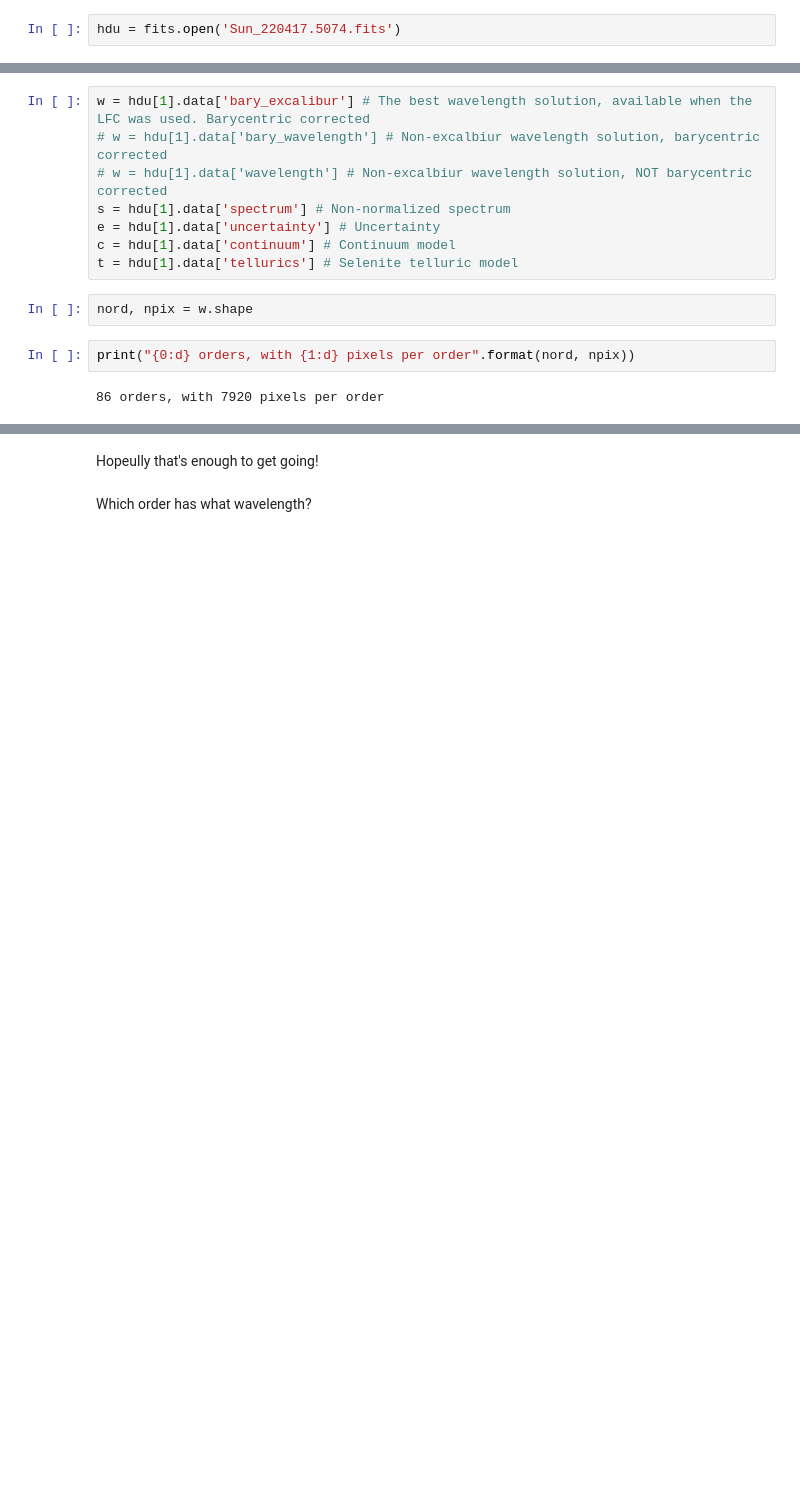
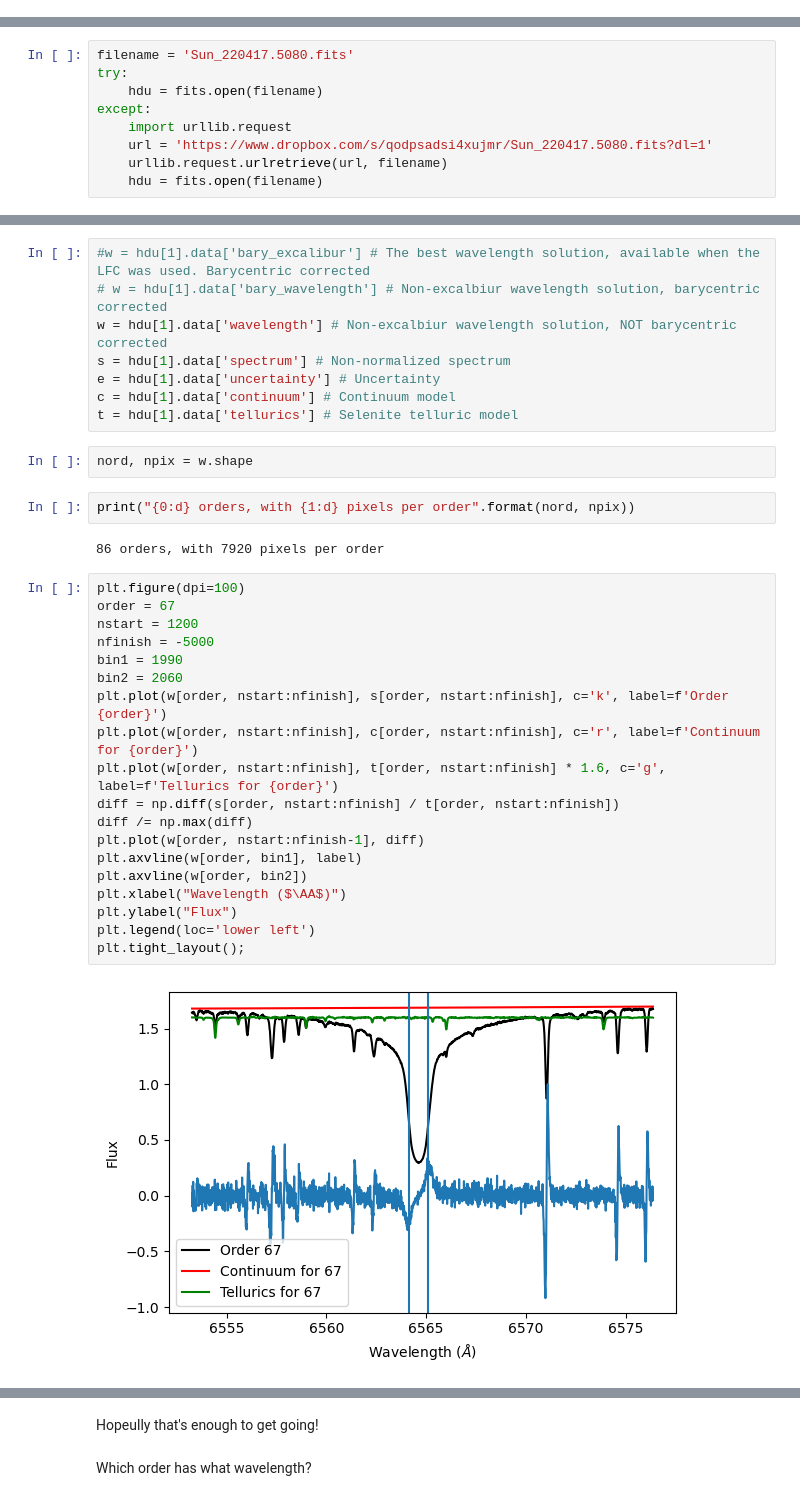
Before and after one commit to grd349/bison-expres, a Jupyter notebook: EXPRES_data/EXPRES getting started.ipynb, the cells around one changed output, grey strips where cells are left out. Cells and saved outputs as stored; diff of their text form; blank space fills up the shorter version.

Commit message:
Getting expres data

```diff
--- a/EXPRES_data/EXPRES getting started.ipynb
+++ b/EXPRES_data/EXPRES getting started.ipynb
@@ -11,4 +10,2 @@ Populating the interactive namespace from numpy and matplotlib
 # %% [markdown]
 Using one of the solar spectra as an example
-# %%
-hdu = fits.open('Sun_220417.5074.fits')
@@ -17,3 +12,12 @@ FileNotFoundError: [Errno 2] No such file or directory: 'Sun_220417.5074.fits'
+# %%
+filename = 'Sun_220417.5080.fits'
+try:
+    hdu = fits.open(filename)
+except:
+    import urllib.request
+    url = 'https://www.dropbox.com/s/qodpsadsi4xujmr/Sun_220417.5080.fits?dl=1'
+    urllib.request.urlretrieve(url, filename)
+    hdu = fits.open(filename)
 # %%
 hdu[0].header
 # %% [output]
@@ -63,9 +67,9 @@ Wavelength solution with excalibur in Zhao+2020 https://ui.adsabs.harvard.edu/ab
 
 Telluric modeling with SELENITE in Leet+2019 https://ui.adsabs.harvard.edu/abs/2019AJ....157..187L/abstract
 # %%
-w = hdu[1].data['bary_excalibur'] # The best wavelength solution, available when the LFC was used. Barycentric corrected
+#w = hdu[1].data['bary_excalibur'] # The best wavelength solution, available when the LFC was used. Barycentric corrected
 # w = hdu[1].data['bary_wavelength'] # Non-excalbiur wavelength solution, barycentric corrected
-# w = hdu[1].data['wavelength'] # Non-excalbiur wavelength solution, NOT barycentric corrected
+w = hdu[1].data['wavelength'] # Non-excalbiur wavelength solution, NOT barycentric corrected
 s = hdu[1].data['spectrum'] # Non-normalized spectrum
 e = hdu[1].data['uncertainty'] # Uncertainty
 c = hdu[1].data['continuum'] # Continuum model
@@ -76,5 +80,26 @@ nord, npix = w.shape
 print("{0:d} orders, with {1:d} pixels per order".format(nord, npix))
 # %% [output]
 86 orders, with 7920 pixels per order
+# %%
+plt.figure(dpi=100)
+order = 67
+nstart = 1200
+nfinish = -5000
+bin1 = 1990
+bin2 = 2060
+plt.plot(w[order, nstart:nfinish], s[order, nstart:nfinish], c='k', label=f'Order {order}')
+plt.plot(w[order, nstart:nfinish], c[order, nstart:nfinish], c='r', label=f'Continuum for {order}')
+plt.plot(w[order, nstart:nfinish], t[order, nstart:nfinish] * 1.6, c='g', label=f'Tellurics for {order}')
+diff = np.diff(s[order, nstart:nfinish] / t[order, nstart:nfinish])
+diff /= np.max(diff)
+plt.plot(w[order, nstart:nfinish-1], diff)
+plt.axvline(w[order, bin1], label)
+plt.axvline(w[order, bin2])
+plt.xlabel("Wavelength ($\AA$)")
+plt.ylabel("Flux")
+plt.legend(loc='lower left')
+plt.tight_layout();
+# %% [output]
+[figure, added]
 # %%
 plt.figure(figsize=(9,4))
```
Also changed, not shown: parts of 7 cells of this notebook.
